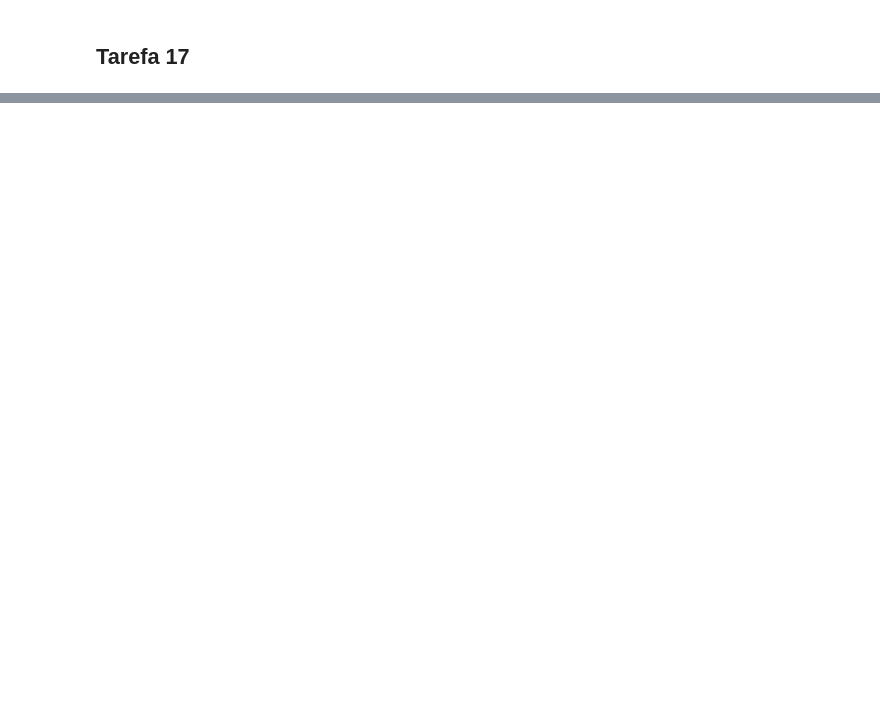
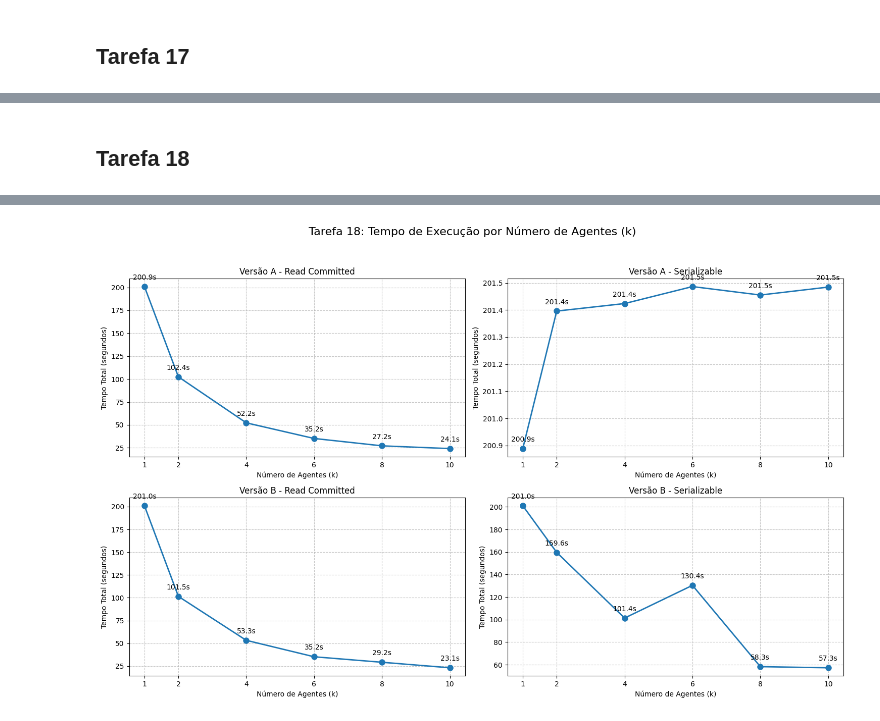
Before and after one commit to L-200/Banco_de_Dados_tp3, a Jupyter notebook: Notebook_tp3.ipynb, the cells around one changed output, grey strips where cells are left out. Saved outputs shown, nothing was run; the diff lists cells and outputs as text; code cells hidden in the pictures; blank space fills up the shorter version.

```diff
--- a/Notebook_tp3.ipynb
+++ b/Notebook_tp3.ipynb
@@ -1469,0 +1645,76 @@ TEMPO_ESCOLHA = 1.0
+# %% [markdown]
+## Tarefa 18
+# %%
+valores_k = [1, 2, 4, 6, 8, 10] #quantidade de agentes
+
+# Lista de cenários a testar (Versão, Isolamento, Nome para o Gráfico)
+cenarios = [
+    ('a', ISOLATION_LEVEL_READ_COMMITTED, 'Versão A - Read Committed'),
+    ('a', ISOLATION_LEVEL_SERIALIZABLE,   'Versão A - Serializable'),
+    ('b', ISOLATION_LEVEL_READ_COMMITTED, 'Versão B - Read Committed'),
+    ('b', ISOLATION_LEVEL_SERIALIZABLE,   'Versão B - Serializable')
+]
+
+# Dicionário para guardar os resultados
+# Estrutura: resultados[nome_cenario] = {k: (tempo, lista_stats)}
+resultados_gerais = {}
+
+print("Iniciando bateria de testes para a Tarefa 18...")
+print("Isso pode levar alguns minutos devido aos 'sleeps' da simulação.")
+
+#Loop de Execução
+for versao, isolamento, nome_cenario in cenarios:
+    resultados_gerais[nome_cenario] = {'x': [], 'y': [], 'stats': []}
+
+    print(f"\nRodando Cenário: {nome_cenario}")
+    print("-" * 40)
+
+    for k in valores_k:
+        # Instancia a classe definida na Tarefa 17
+        simulacao = SistemaReserva(versao, isolamento, k)
+
+        # Executa e captura o tempo e as estatísticas
+        # Nota: O print dentro do agente pode poluir a tela,
+        # se quiser, comente o print dentro da classe SistemaReserva
+        tempo_total, estatisticas = simulacao.executar()
+
+        # Armazena os dados para o gráfico
+        resultados_gerais[nome_cenario]['x'].append(k)
+        resultados_gerais[nome_cenario]['y'].append(tempo_total)
+
+        # Guardamos as estatísticas de retentativas para a Tarefa 19
+        resultados_gerais[nome_cenario]['stats'].append(estatisticas)
+
+print("\n--- Todos os experimentos concluídos! ---")
+
+# Plotagem dos Gráficos (Matplotlib)
+# O enunciado pede um gráfico diferente para cada par
+# Vamos criar uma grade de 2x2 para mostrar os 4 gráficos de forma organizada.
+
+fig, axs = plt.subplots(2, 2, figsize=(15, 10))
+fig.suptitle('Tarefa 18: Tempo de Execução por Número de Agentes (k)', fontsize=16)
+
+# Achata a matriz de eixos para facilitar a iteração (de [[ax1, ax2], [ax3, ax4]] para [ax1, ax2, ax3, ax4])
+eixos_flat = axs.flatten()
+
+for i, (versao, isolamento, nome_cenario) in enumerate(cenarios):
+    ax = eixos_flat[i]
+    dados = resultados_gerais[nome_cenario]
+
+    # Plota a linha
+    ax.plot(dados['x'], dados['y'], marker='o', linestyle='-', linewidth=2, markersize=8)
+
+    # Configuração do Gráfico
+    ax.set_title(nome_cenario)
+    ax.set_xlabel('Número de Agentes (k)')
+    ax.set_ylabel('Tempo Total (segundos)')
+    ax.set_xticks(valores_k)  # Garante que mostre apenas os k usados
+    ax.grid(True, linestyle='--', alpha=0.7)
+
+    # Adiciona anotação do valor em cada ponto
+    for x, y in zip(dados['x'], dados['y']):
+        ax.annotate(f"{y:.1f}s", (x, y), textcoords="offset points", xytext=(0,10), ha='center')
+
+plt.tight_layout(rect=[0, 0.03, 1, 0.95]) # Ajusta layout para não cortar o título
+plt.show()
+# %% [output]
@@ -1469,0 +1738 @@ TEMPO_ESCOLHA = 1.0
+[figure, added]
```
Also changed, not shown: parts of 29 cells of this notebook.
